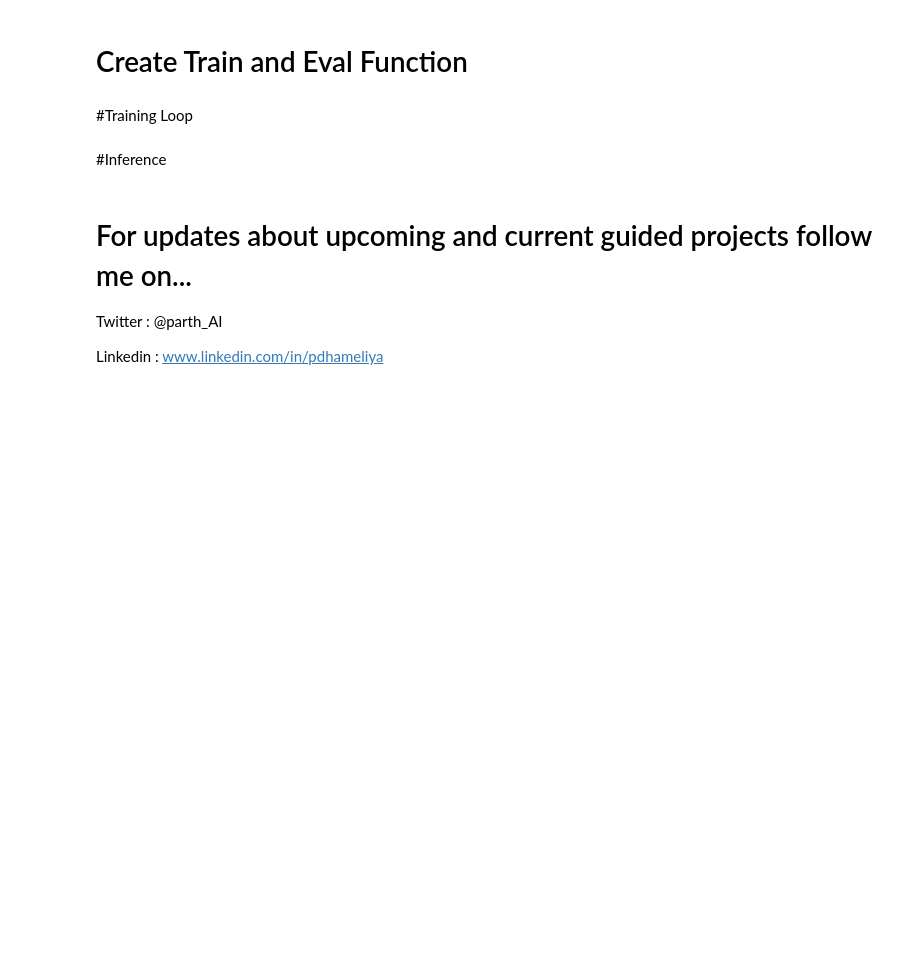
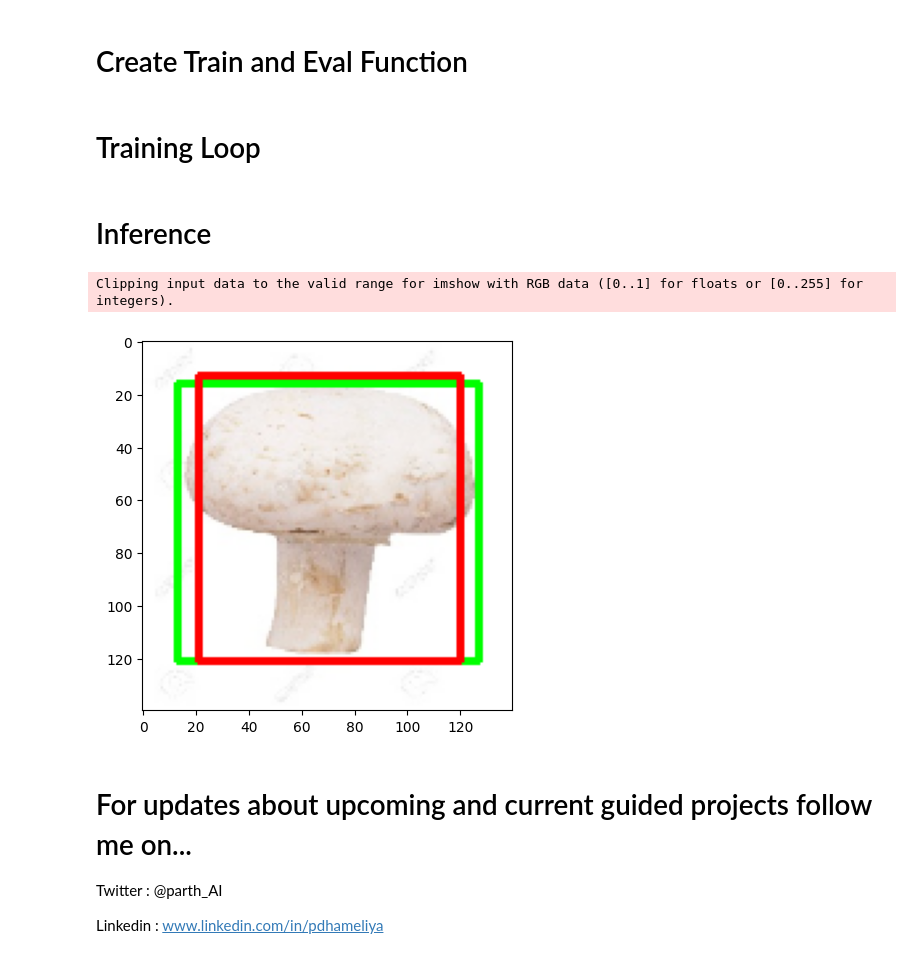
Before and after one commit to chuuhtetnaing/coursera-guided-projects, a Jupyter notebook: Deep Learning with PyTorch : Object Localization/Deep_Learning_with_PyTorch_Object_Localization.ipynb, the cells around one changed output. Saved outputs shown, nothing was run; the diff lists cells and outputs as text; code cells hidden in the pictures; blank space fills up the shorter version.

```diff
--- a/Deep Learning with PyTorch : Object Localization/Deep_Learning_with_PyTorch_Object_Localization.ipynb
+++ b/Deep Learning with PyTorch : Object Localization/Deep_Learning_with_PyTorch_Object_Localization.ipynb
@@ -159,5 +159,24 @@ Shape of one batch bboxes : torch.Size([16, 4])
 # %%
 from torch import nn
 import timm
+# %%
+class ObjLocModel(nn.Module):
+
+    def __init__(self):
+        super(ObjLocModel, self).__init__()
+
+        self.backbone = timm.create_model(MODEL_NAME, pretrained=True, num_classes=4)
+
+    def forward(self, images, gt_bboxes=None):
+        logits_bboxes = self.backbone(images)
+
+        if gt_bboxes != None:
+            loss = nn.MSELoss()(logits_bboxes, gt_bboxes)
+            return logits_bboxes, loss
+
+        return logits_bboxes
+# %%
+model = ObjLocModel()
+model.to(DEVICE);
 # %% [markdown]
 # Create Train and Eval Function
@@ -164,2 +215,2 @@ import timm
 # %% [markdown]
-#Training Loop
+# Training Loop
@@ -166,7 +232,20 @@ import timm
 # %% [markdown]
-#Inference
+# Inference
 # %%
 import utils
+# %%
+model.load_state_dict(torch.load('best_model.pt'))
+model.eval()
+
+with torch.no_grad():
+    image, gt_bbox = validset[1]
+    image = image.unsqueeze(0).to(DEVICE)
+    out_bbox = model(image)
+
+    utils.compare_plots(image, gt_bbox, out_bbox)
+# %% [output]
+Clipping input data to the valid range for imshow with RGB data ([0..1] for floats or [0..255] for integers).
+[figure, added]
 # %% [markdown]
 # For updates about upcoming and current guided projects follow me on...
 
```
Also changed, not shown: parts of 5 cells of this notebook, 2 other files.
